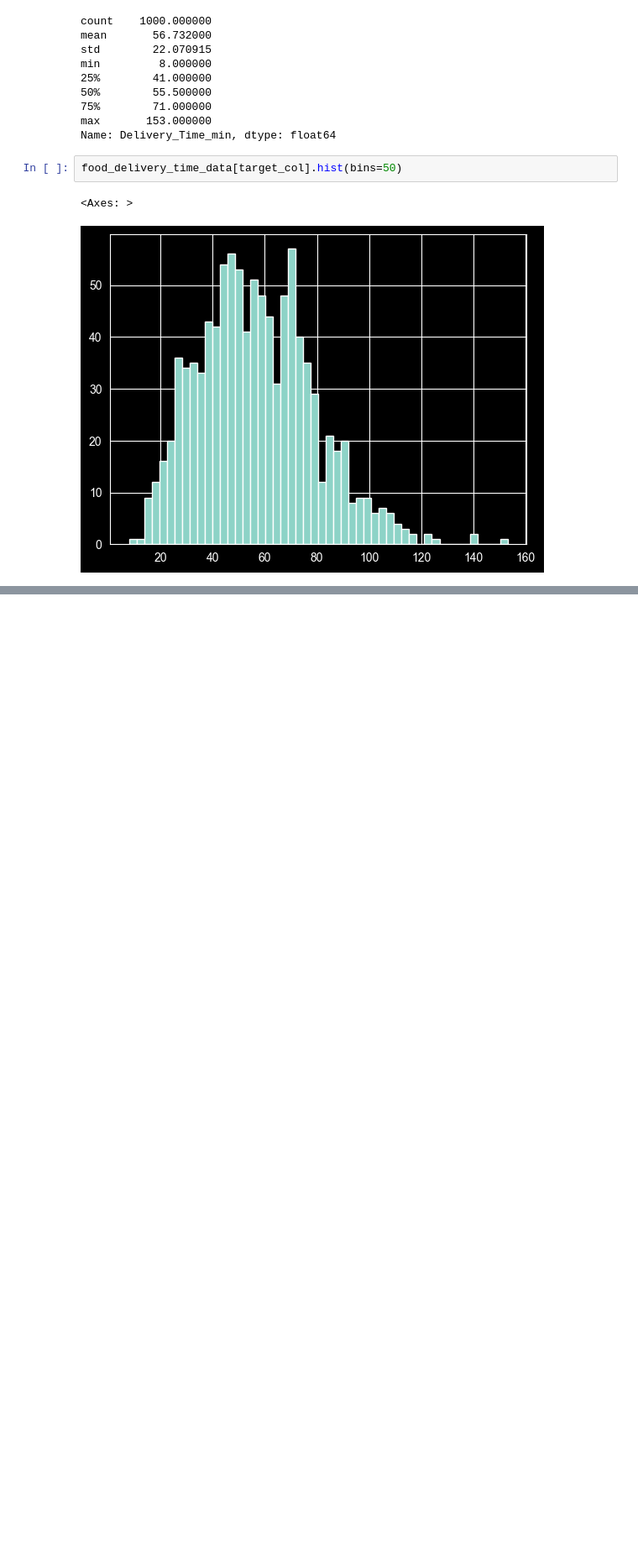
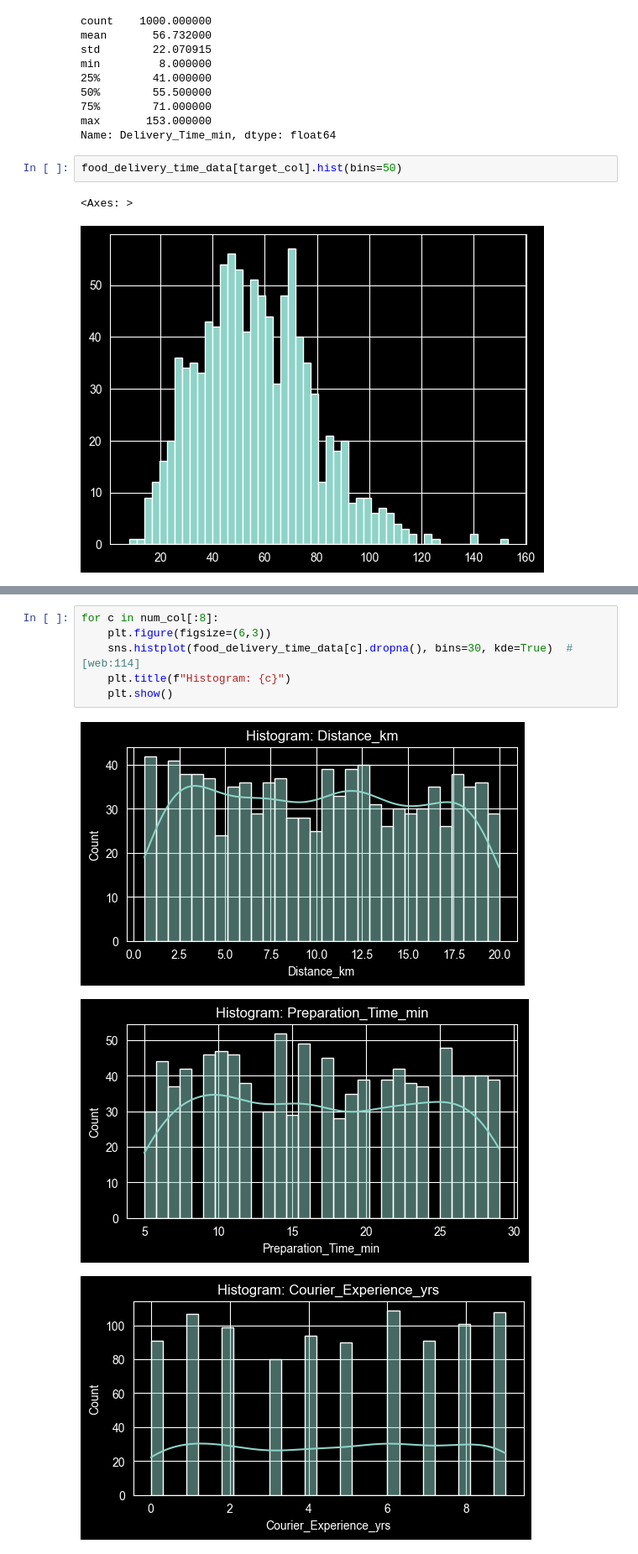
Before and after one commit to ashwinnm13/ml-tabular-delivery-time, a Jupyter notebook: notebooks/01_eda.ipynb, the cells around one changed output, grey strips where cells are left out. Shown at 84% size. Drawn from its saved outputs; the diff is of its cells as text; blank space fills up the shorter version.

```diff
--- a/notebooks/01_eda.ipynb
+++ b/notebooks/01_eda.ipynb
@@ -81,0 +209,10 @@ food_delivery_time_data[target_col].hist(bins=50)
+# %%
+for c in num_col[:8]:
+    plt.figure(figsize=(6,3))
+    sns.histplot(food_delivery_time_data[c].dropna(), bins=30, kde=True)  # [web:114]
+    plt.title(f"Histogram: {c}")
+    plt.show()
+# %% [output]
+[figure, added]
+[figure, added]
+[figure, added]
```
Also changed, not shown: parts of 17 cells of this notebook.
